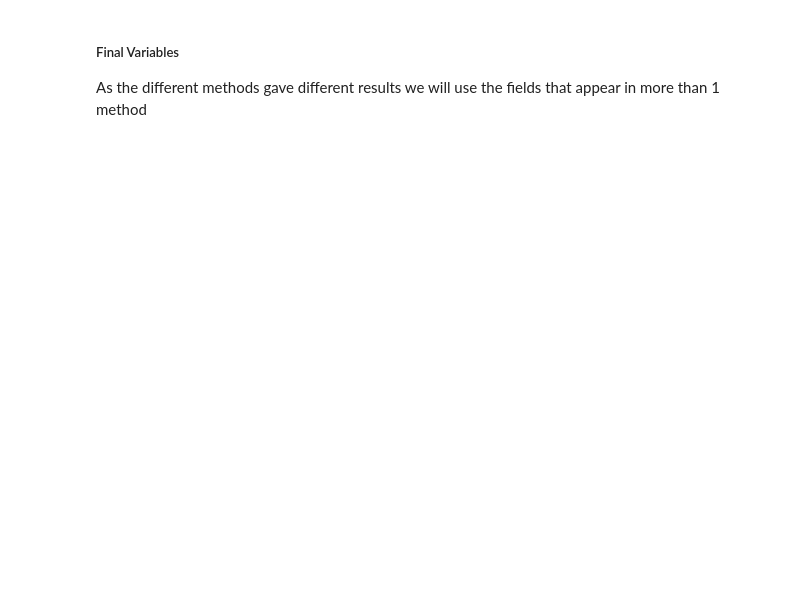
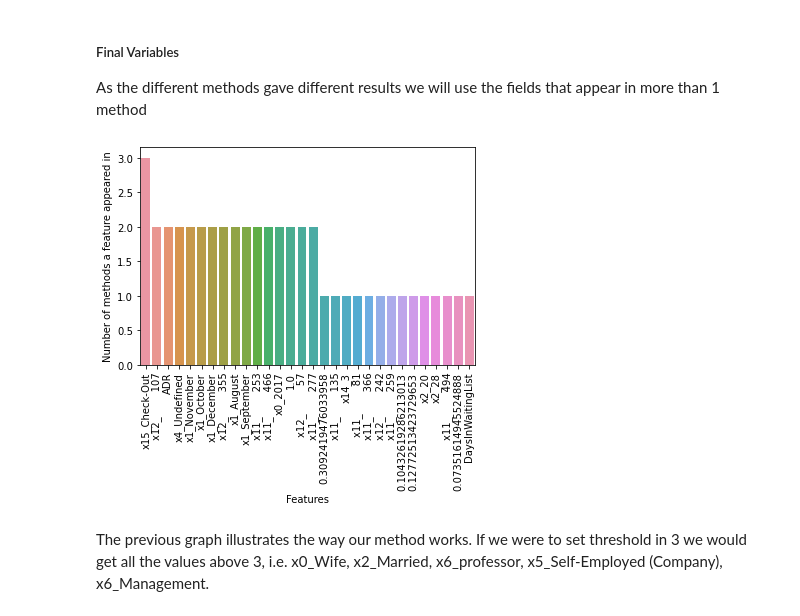
Before and after one commit to fredericojpr/BC2_Predict_Cancellations, a Jupyter notebook: scripts/BC2_Notebook_Goncalo.ipynb, the cells around one changed output. Drawn from its saved outputs; the diff is of its cells as text; code cells hidden in the pictures; blank space fills up the shorter version.

Commit message:
já com variable selection

```diff
--- a/scripts/BC2_Notebook_Goncalo.ipynb
+++ b/scripts/BC2_Notebook_Goncalo.ipynb
@@ -300,5 +314,5 @@ In feature selection several different models contribute with different perspect
 - Using DecisionTreeClassifier
 # %%
 # Splitting feature names into groups
-i_non_metric_features = data_ohc.select_dtypes(include=['object']).columns
-i_metric_features = data_ohc.select_dtypes(exclude=['object']).columns
+i_non_metric_features = data_ohc.select_dtypes(include=['object','datetime64[ns]']).columns
+i_metric_features = data_ohc.select_dtypes(exclude=['object','datetime64[ns]']).columns
@@ -344,3 +393,6 @@ TypeError: invalid type promotion
 top30.append(selected_features[selected_features.values==True].index)
 # %% [markdown]
 ##### Using Lasso Regression
+# %%
+reg = LassoCV()
+reg.fit(X = data,y = target)
@@ -359,9 +414,9 @@ top30.append(coef[coef.values!=0].index)
 ##### Using Ridge Regression
 # %%
 ridge = RidgeCV()
-ridge.fit(X = dataforfeature, y = targetforfeature)
-#print('The alpha atribute using RidgeCV: %f' %ridge.alpha_)
-#print('The score using RidgeCV: %f' %ridge.score(data,target))
+ridge.fit(X = data, y = target)
+print('The alpha atribute using RidgeCV: %f' %ridge.alpha_)
+print('The score using RidgeCV: %f' %ridge.score(data,target))
 coef_ridge = pd.Series(ridge.coef_, index = data.columns)
-#coef_ridge.sort_values(ascending=False).head(30)
+coef_ridge.sort_values(ascending=False).head(30)
 # %% [output]
@@ -371,5 +444,5 @@ top30.append(coef_ridge.sort_values(ascending=False).head(30).index)
 # %% [markdown]
 ##### Using DecisionTreeClassifier
 # %%
-gini_importance = DecisionTreeClassifier().fit(dataforfeature,targetforfeature).feature_importances_
-entropy_importance = DecisionTreeClassifier(criterion='entropy').fit(dataforfeature,targetforfeature).feature_importances_
+gini_importance = DecisionTreeClassifier().fit(data, target).feature_importances_
+entropy_importance = DecisionTreeClassifier(criterion='entropy').fit(data, target).feature_importances_
@@ -402,8 +493,12 @@ final_var1 = series30[series30.values>1].index
 final_var2 = series30[series30.values>2].index
 final_var3 = series30[series30.values>3].index
 # %%
-sns.barplot(x='index',y=0,data=series30.reset_index().head(10))
+sns.barplot(x='index',y=0,data=series30.reset_index().head(30))
 plt.xticks(rotation = 'vertical')
 plt.ylabel('Number of methods a feature appeared in')
 plt.xlabel('Features')
 plt.show()
+# %% [output]
+[figure, added]
+# %% [markdown]
+The previous graph illustrates the way our method works. If we were to set threshold in 3 we would get all the values above 3, i.e. x0_Wife, x2_Married, x6_professor, x5_Self-Employed (Company), x6_Management.
```
Also changed, not shown: parts of 19 cells of this notebook.
